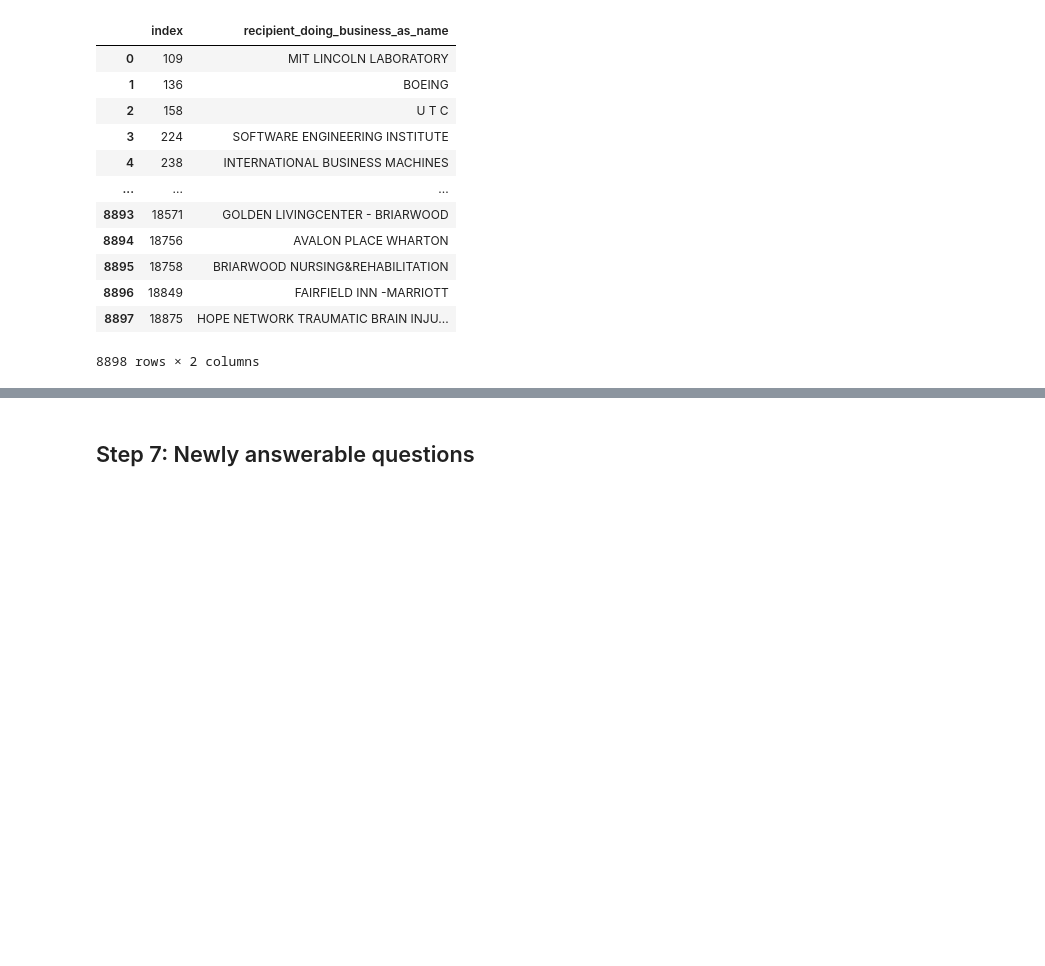
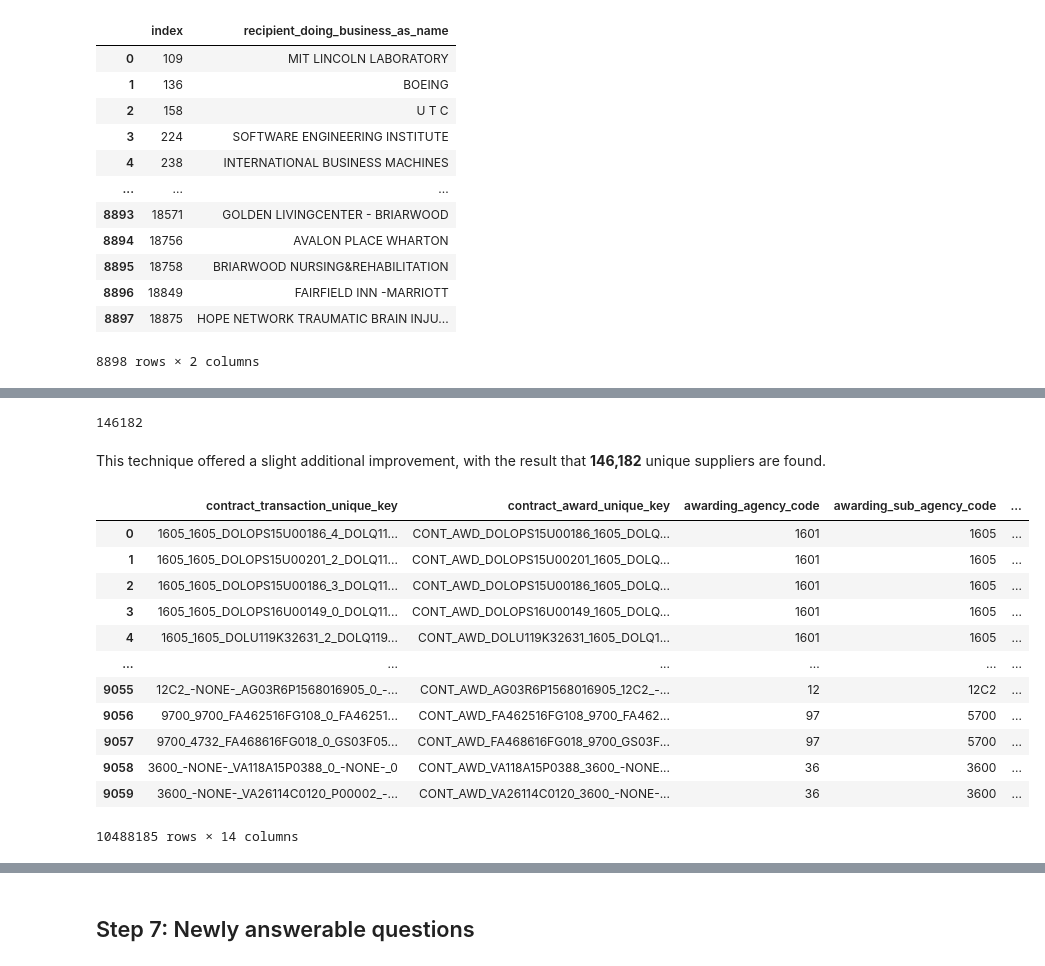
Before and after one commit to shannonmooney/government-spend, a Jupyter notebook: government spend analysis.ipynb, the cells around one changed output, grey strips where cells are left out. Saved outputs shown, nothing was run; the diff lists cells and outputs as text; code cells hidden in the pictures; blank space fills up the shorter version.

```diff
--- a/government spend analysis.ipynb
+++ b/government spend analysis.ipynb
@@ -267,4 +268,3 @@ suppliers_unique_rev
 # %%
-data_norm_rev = data_norm.merge(suppliers_unique_rev, how = 'outer', on = ['recipient_doing_business_as_name'])
-
-data_norm_rev
+data_norm_rev = data_norm.merge(suppliers_unique_rev, how = 'outer', \
+                                on = ['recipient_doing_business_as_name'])
@@ -285,7 +271,42 @@ data_norm_rev
+# %%
+suppliers_rev = data_norm_rev[['recipient_name', 'recipient_name_str', 'recipient_doing_business_str']].drop_duplicates().reset_index()
+
+suppliers_business_as_mult = suppliers_rev.recipient_doing_business_str.dropna()\
+[suppliers_rev.recipient_doing_business_str.map(suppliers_rev.\
+                                                recipient_doing_business_str.value_counts()) > 1].\
+drop_duplicates().\
+tolist()
+# %%
+suppliers_rev['recipient_str_rev'] = np.where(((suppliers_rev['recipient_doing_business_str'].\
+                                               isin(suppliers_business_as_mult))|\
+                                               (suppliers_rev['recipient_doing_business_str'].isin(suppliers_unique))), \
+suppliers_rev['recipient_doing_business_str'],\
+suppliers_rev['recipient_name_str'])
 # %%
-data_norm_rev['recipient_name_str'] = np.where(data_norm_rev.recipient_doing_business_str.str in suppliers_unique.recipient_name_str, \
-                                                 data_norm_rev.recipient_doing_business_str, data_norm_rev.recipient_name_str)
-
-data_norm_rev
+suppliers_rev['recipient_str_rev'].drop_duplicates().shape[0]
+# %% [output]
+146182
+# %% [markdown]
+This technique offered a slight additional improvement, with the result that **146,182** unique suppliers are found.
+# %%
+suppliers_rev = suppliers_rev[['recipient_str_rev', 'recipient_name']].reset_index()
+
+data_final = data.merge(suppliers_rev, how = 'outer', on = 'recipient_name').compute()
+
+data_final
+# %% [output]
+|  | contract_transaction_unique_key | contract_award_unique_key | awarding_agency_code | awarding_sub_agency_code | ... |
+| 0 | 1605_1605_DOLOPS15U00186_4_DOLQ11... | CONT_AWD_DOLOPS15U00186_1605_DOLQ... | 1601 | 1605 | ... |
+| 1 | 1605_1605_DOLOPS15U00201_2_DOLQ11... | CONT_AWD_DOLOPS15U00201_1605_DOLQ... | 1601 | 1605 | ... |
+| 2 | 1605_1605_DOLOPS15U00186_3_DOLQ11... | CONT_AWD_DOLOPS15U00186_1605_DOLQ... | 1601 | 1605 | ... |
+| 3 | 1605_1605_DOLOPS16U00149_0_DOLQ11... | CONT_AWD_DOLOPS16U00149_1605_DOLQ... | 1601 | 1605 | ... |
+| 4 | 1605_1605_DOLU119K32631_2_DOLQ119... | CONT_AWD_DOLU119K32631_1605_DOLQ1... | 1601 | 1605 | ... |
+| ... | ... | ... | ... | ... | ... |
+| 9055 | 12C2_-NONE-_AG03R6P1568016905_0_-... | CONT_AWD_AG03R6P1568016905_12C2_-... | 12 | 12C2 | ... |
+| 9056 | 9700_9700_FA462516FG108_0_FA46251... | CONT_AWD_FA462516FG108_9700_FA462... | 97 | 5700 | ... |
+| 9057 | 9700_4732_FA468616FG018_0_GS03F05... | CONT_AWD_FA468616FG018_9700_GS03F... | 97 | 5700 | ... |
+| 9058 | 3600_-NONE-_VA118A15P0388_0_-NONE-_0 | CONT_AWD_VA118A15P0388_3600_-NONE... | 36 | 3600 | ... |
+| 9059 | 3600_-NONE-_VA26114C0120_P00002_-... | CONT_AWD_VA26114C0120_3600_-NONE-... | 36 | 3600 | ... |
+10488185 rows × 14 columns
 # %% [markdown]
 ## Step 6: Evaluating accuracy
```
Also changed, not shown: parts of 20 cells of this notebook, 1 other file.
